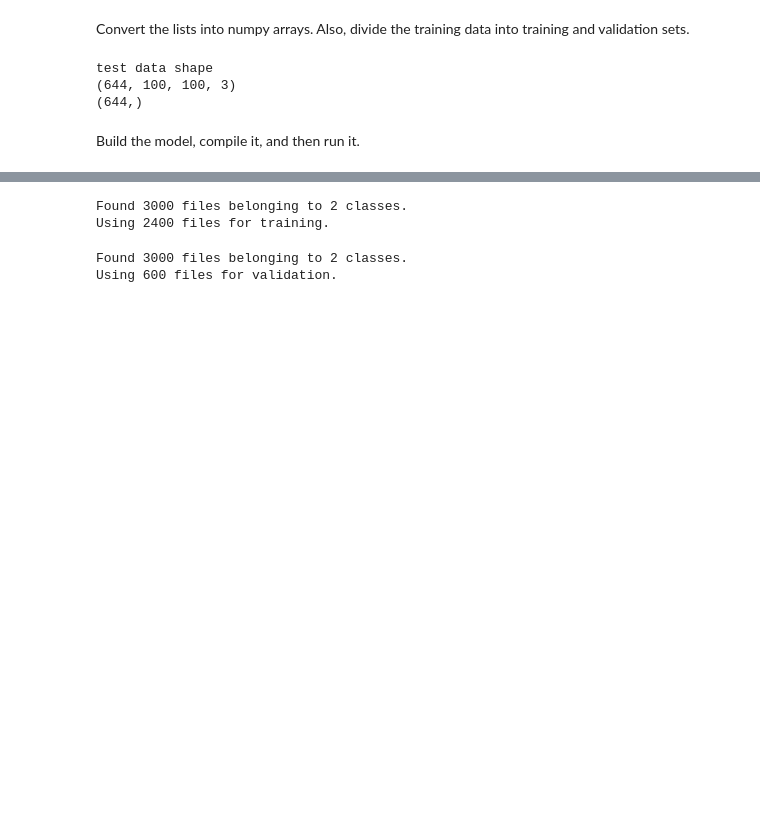
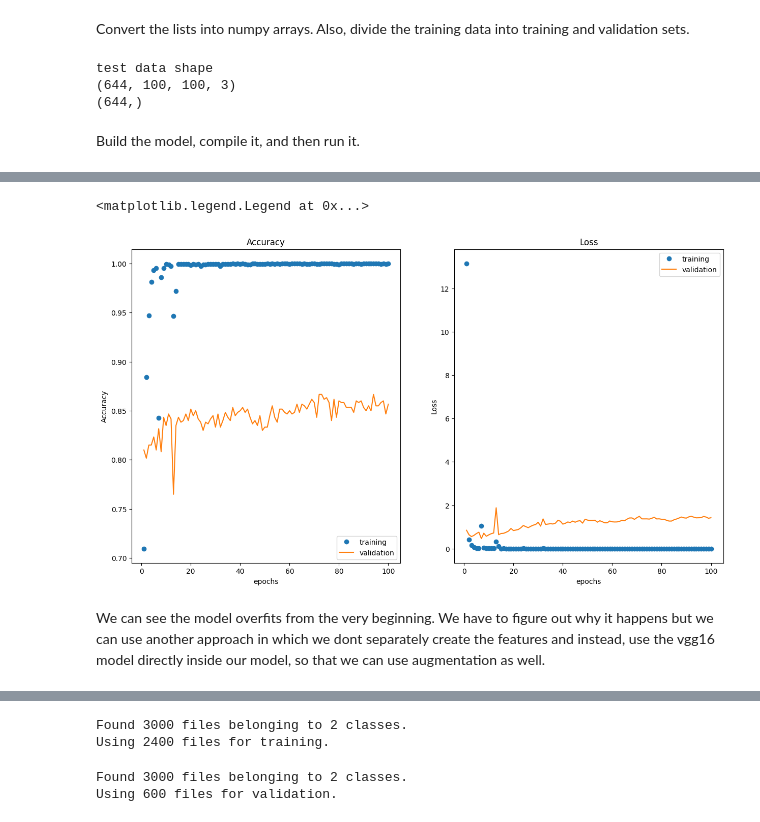
Before and after one commit to malfii/imageclassification_hotdog, a Jupyter notebook: code/image_classification_hd.ipynb, the cells around one changed output, grey strips where cells are left out. Cells and saved outputs as stored; diff of their text form; code cells hidden in the pictures; blank space fills up the shorter version.

```diff
--- a/code/image_classification_hd.ipynb
+++ b/code/image_classification_hd.ipynb
@@ -121,7 +121,7 @@ y = []
 for features, label in test_data:
     X.append(features)
     y.append(label)
-X_test = np.array(X).reshape(-1, img_size, img_size, 3)/255.
+X_test = np.array(X).reshape(-1, img_size, img_size, 3)
 y_test = np.array(y)
 print('test data shape')
 print(X_test.shape)
@@ -219,0 +226,7 @@ history.history['acc']
+# %%
+conv_base = keras.applications.vgg16.VGG16(
+    weights='imagenet',
+    include_top=False,
+    input_shape=(img_size, img_size, 3)
+)
+conv_base.summary()
@@ -219,0 +272,19 @@ history.history['acc']
+# %%
+inputs = keras.Input(shape=(3, 3, 512))
+
+x = layers.Flatten()(inputs)
+x = layers.Dense(64, activation='relu')(x)
+x = layers.Dropout(0.5)(x)
+outputs = layers.Dense(1, activation='sigmoid')(x)
+model_pretrained = keras.Model(inputs=inputs, outputs=outputs)
+
+model_pretrained.summary()
+model_pretrained.compile(loss = 'bce',
+                          optimizer = 'rmsprop',
+                          metrics = 'acc')
+
+history = model_pretrained.fit(train_features, y_train,
+                    validation_data = (val_features, y_val),
+                    batch_size = 256,
+                    epochs = 100)
+#                    callbacks = EarlyStopping(patience = 8))
@@ -219,0 +309,19 @@ history.history['acc']
+# %%
+fig, axes = plt.subplots(1, 2, figsize = (15, 8))
+axes[0].plot(range(1,len(history.history['acc'])+1), history.history['acc'], marker='o', linestyle= '', label='training')
+axes[0].plot(range(1,len(history.history['acc'])+1), history.history['val_acc'], label='validation')
+axes[0].set_title('Accuracy')
+axes[0].set_xlabel('epochs')
+axes[0].set_ylabel('Accuracy')
+axes[0].legend()
+axes[1].plot(range(1,len(history.history['loss'])+1), history.history['loss'], marker='o', linestyle= '', label='training')
+axes[1].plot(range(1,len(history.history['loss'])+1), history.history['val_loss'], label='validation')
+axes[1].set_title('Loss')
+axes[1].set_xlabel('epochs')
+axes[1].set_ylabel('Loss')
+axes[1].legend()
+# %% [output]
+<matplotlib.legend.Legend at 0x...>
+[figure, added]
+# %% [markdown]
+We can see the model overfits from the very beginning. We have to figure out why it happens but we can use another approach in which we dont separately create the features and instead, use the vgg16 model directly inside our model, so that we can use augmentation as well.
```
Also changed, not shown: parts of 17 cells of this notebook.
